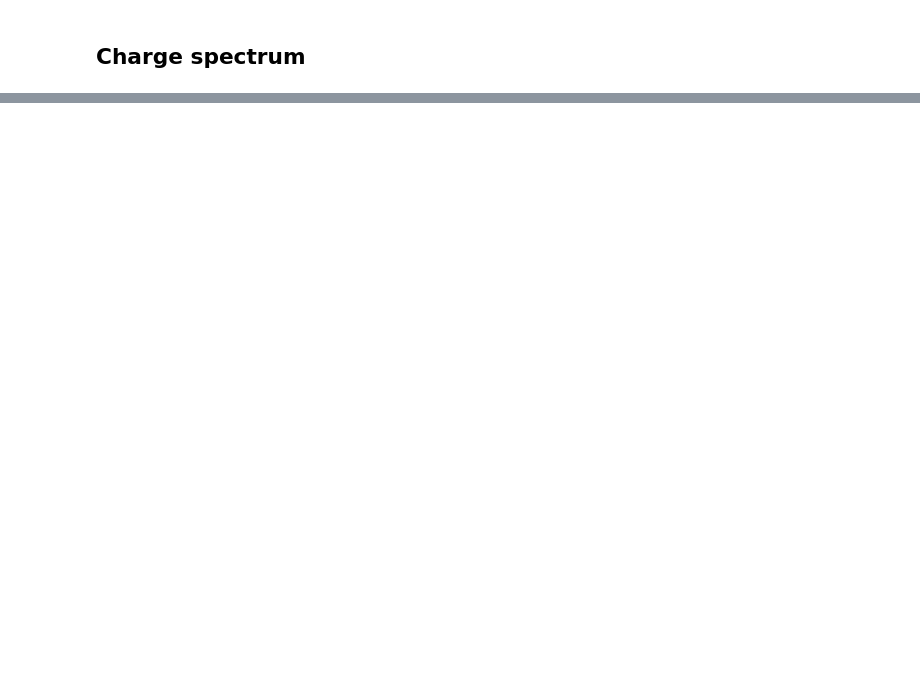
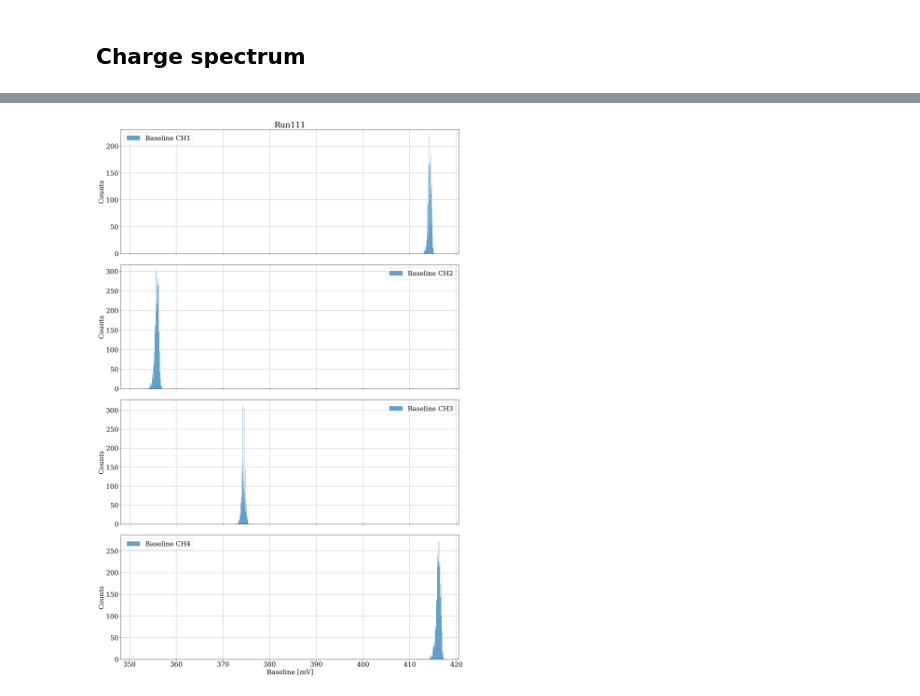
Before and after one commit to mariandbt/CIGAR, a Jupyter notebook: notebooks/DisplayWf.ipynb, the cells around one changed output, grey strips where cells are left out. Drawn from its saved outputs; the diff is of its cells as text; code cells hidden in the pictures; blank space fills up the shorter version.

```diff
--- a/notebooks/DisplayWf.ipynb
+++ b/notebooks/DisplayWf.ipynb
@@ -332,3 +322,51 @@ plt.show()
+# %%
+# Create subplots: 2 rows, 1 column
+
+if len(channels) > 1:
+    fig, axs = plt.subplots(len(channels), 1, figsize=(16, len(channels)*6), dpi=150, sharex=True)
+else:
+    fig, ax = plt.subplots(1, 1, figsize=(16, 6), dpi=150, sharex=True)
+
+if len(channels) > 1:
+    axs[0].set_title(f'{run}')
+else:
+    ax.set_title(f'{run}')
+
+
+# Plot CHs
+for i in range(len(channels)):
+
+    if len(channels) > 1:
+        ax = axs[i]
+
+    voltage  = filtered_df[f'{channels[i]}'].values
+    v_matrix = voltage.reshape(nevents, -1)
+    v_matrix_corrected, baselines, window = cig.BaselineCorrection(v_matrix, window=window_width)
+
+
+    events, bins, image = ax.hist(baselines
+                                ,bins = int(np.sqrt(len(baselines)))
+                                ,density = False
+                                ,alpha = 0.7
+                                ,label = f'Baseline CH{i+1}'
+                                )
+
+    ax.set_ylabel(f'Counts')
+    ax.grid(True)
+    ax.legend()
+
+if len(channels) > 1:
+    axs[-1].set_xlabel('Baseline [mV]')
+else:
+    ax.set_xlabel('Baseline [mV]')
+
+# plt.xlim(-2e-7,40e-7)
+
+# Improve layout
+plt.tight_layout()
+plt.show()
+# %% [output]
+[figure, added]
 # %%
 # Create subplots: 2 rows, 1 column
 
```
Also changed, not shown: parts of 15 cells of this notebook, 4 other files.
